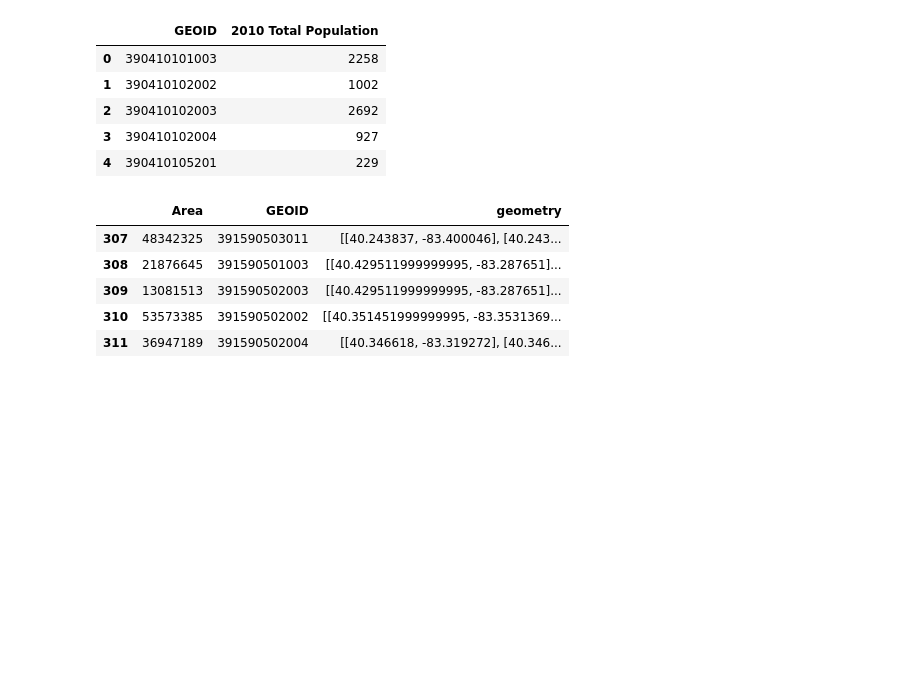
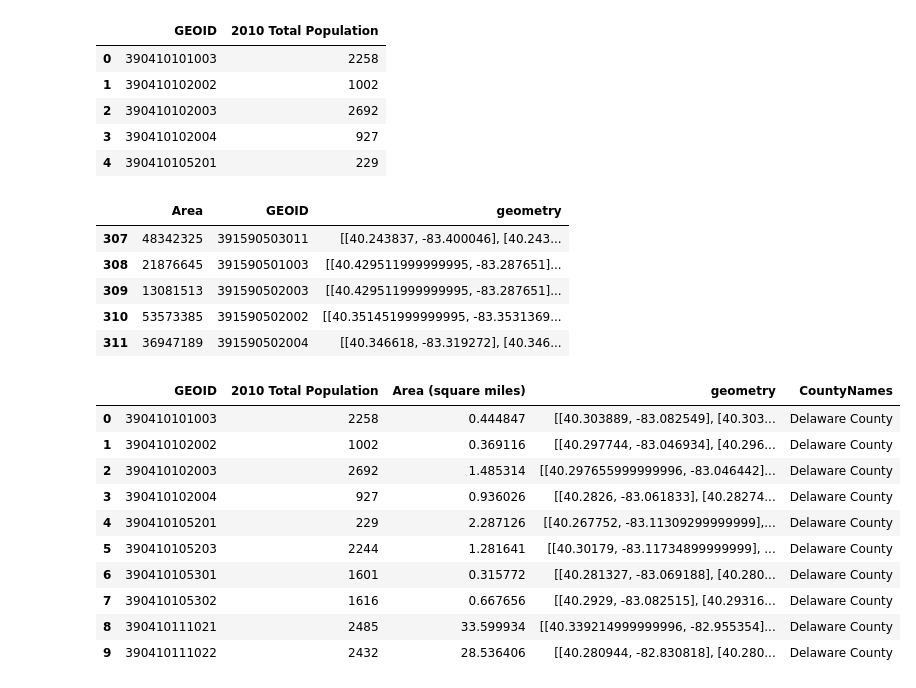
Before and after one commit to data-x-sp19/EVAC, a Jupyter notebook: PT_data.ipynb, the cells around one changed output. Saved outputs shown, nothing was run; the diff lists cells and outputs as text; code cells hidden in the pictures; blank space fills up the shorter version.

```diff
--- a/PT_data.ipynb
+++ b/PT_data.ipynb
@@ -128,3 +130,21 @@ for county in countyRows:
     county_df = county_df.append(county, ignore_index=True)
 
 ohio_population_data["CountyNames"] = pd.Series(county_df.NAME.values, index=ohio_population_data.index)
+# %%
+ohio_population_data = ohio_population_data.rename(index=str, columns={"Area": "Area (square miles)"})
+
+# Convert square meters to square miles
+ohio_population_data["Area (square miles)"] = ohio_population_data["Area (square miles)"] / 2589988
+ohio_population_data.head(10)
+# %% [output]
+|  | GEOID | 2010 Total Population | Area (square miles) | geometry | CountyNames |
+| 0 | 390410101003 | 2258 | 0.444847 | [[40.303889, -83.082549], [40.303... | Delaware County |
+| 1 | 390410102002 | 1002 | 0.369116 | [[40.297744, -83.046934], [40.296... | Delaware County |
+| 2 | 390410102003 | 2692 | 1.485314 | [[40.297655999999996, -83.046442]... | Delaware County |
+| 3 | 390410102004 | 927 | 0.936026 | [[40.2826, -83.061833], [40.28274... | Delaware County |
+| 4 | 390410105201 | 229 | 2.287126 | [[40.267752, -83.11309299999999],... | Delaware County |
+| 5 | 390410105203 | 2244 | 1.281641 | [[40.30179, -83.11734899999999], ... | Delaware County |
+| 6 | 390410105301 | 1601 | 0.315772 | [[40.281327, -83.069188], [40.280... | Delaware County |
+| 7 | 390410105302 | 1616 | 0.667656 | [[40.2929, -83.082515], [40.29316... | Delaware County |
+| 8 | 390410111021 | 2485 | 33.599934 | [[40.339214999999996, -82.955354]... | Delaware County |
+| 9 | 390410111022 | 2432 | 28.536406 | [[40.280944, -82.830818], [40.280... | Delaware County |
```
Also changed, not shown: parts of 10 cells of this notebook, 2 other files.
